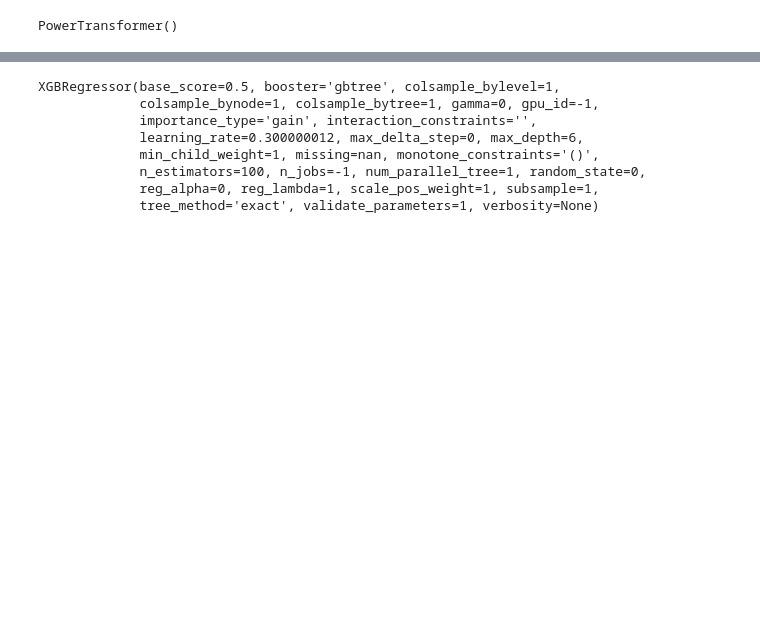
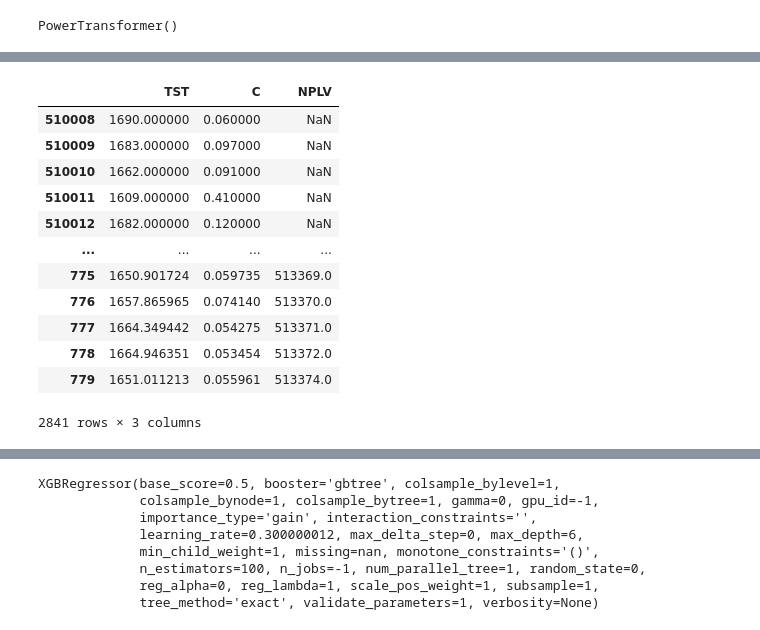
Before and after one commit to i-vainn/evraz_ai_hack, a Jupyter notebook: plavki/modeling2.ipynb, the cells around one changed output, grey strips where cells are left out. Drawn from its saved outputs; the diff is of its cells as text; code cells hidden in the pictures; blank space fills up the shorter version.

```diff
--- a/plavki/modeling2.ipynb
+++ b/plavki/modeling2.ipynb
@@ -213,0 +342,16 @@ Learning rate set to 0.081274
+# %%
+y_max
+# %% [output]
+|  | TST | C | NPLV |
+| 510008 | 1690.000000 | 0.060000 | NaN |
+| 510009 | 1683.000000 | 0.097000 | NaN |
+| 510010 | 1662.000000 | 0.091000 | NaN |
+| 510011 | 1609.000000 | 0.410000 | NaN |
+| 510012 | 1682.000000 | 0.120000 | NaN |
+| ... | ... | ... | ... |
+| 775 | 1650.901724 | 0.059735 | 513369.0 |
+| 776 | 1657.865965 | 0.074140 | 513370.0 |
+| 777 | 1664.349442 | 0.054275 | 513371.0 |
+| 778 | 1664.946351 | 0.053454 | 513372.0 |
+| 779 | 1651.011213 | 0.055961 | 513374.0 |
+2841 rows × 3 columns
```
Also changed, not shown: parts of 27 cells of this notebook, 15 other files.
